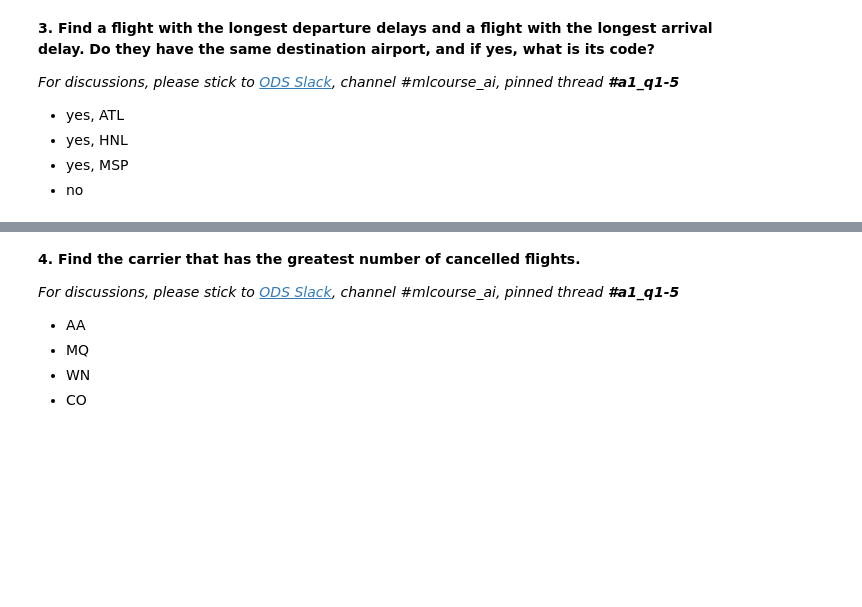
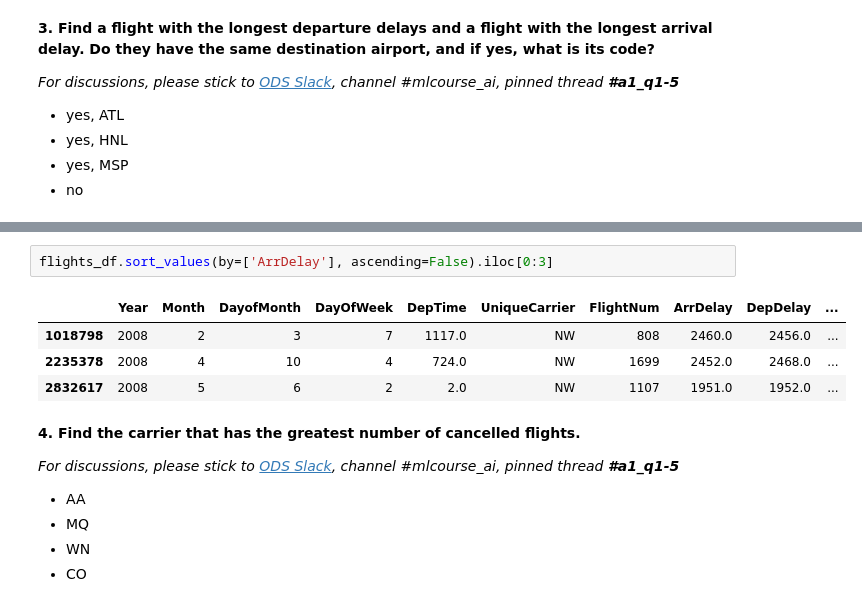
Before and after one commit to roundEgg/mlcourse.ai, a Jupyter notebook: jupyter_english/assignments_spring2019/assignment1_USA_flights_EDA.ipynb, the cells around one changed output, grey strips where cells are left out. Drawn from its saved outputs; the diff is of its cells as text; blank space fills up the shorter version.

```diff
--- a/jupyter_english/assignments_spring2019/assignment1_USA_flights_EDA.ipynb
+++ b/jupyter_english/assignments_spring2019/assignment1_USA_flights_EDA.ipynb
@@ -282,3 +296,10 @@ num_flights_by_date.rolling(window=7).mean().plot();
+# %%
+flights_df.sort_values(by=['ArrDelay'], ascending=False).iloc[0:3]
+# %% [output]
+|  | Year | Month | DayofMonth | DayOfWeek | DepTime | UniqueCarrier | FlightNum | ArrDelay | DepDelay | ... |
+| 1018798 | 2008 | 2 | 3 | 7 | 1117.0 | NW | 808 | 2460.0 | 2456.0 | ... |
+| 2235378 | 2008 | 4 | 10 | 4 | 724.0 | NW | 1699 | 2452.0 | 2468.0 | ... |
+| 2832617 | 2008 | 5 | 6 | 2 | 2.0 | NW | 1107 | 1951.0 | 1952.0 | ... |
 # %% [markdown]
 **4. Find the carrier that has the greatest number of cancelled flights.**
 
```
Also changed, not shown: parts of 3 cells of this notebook.
